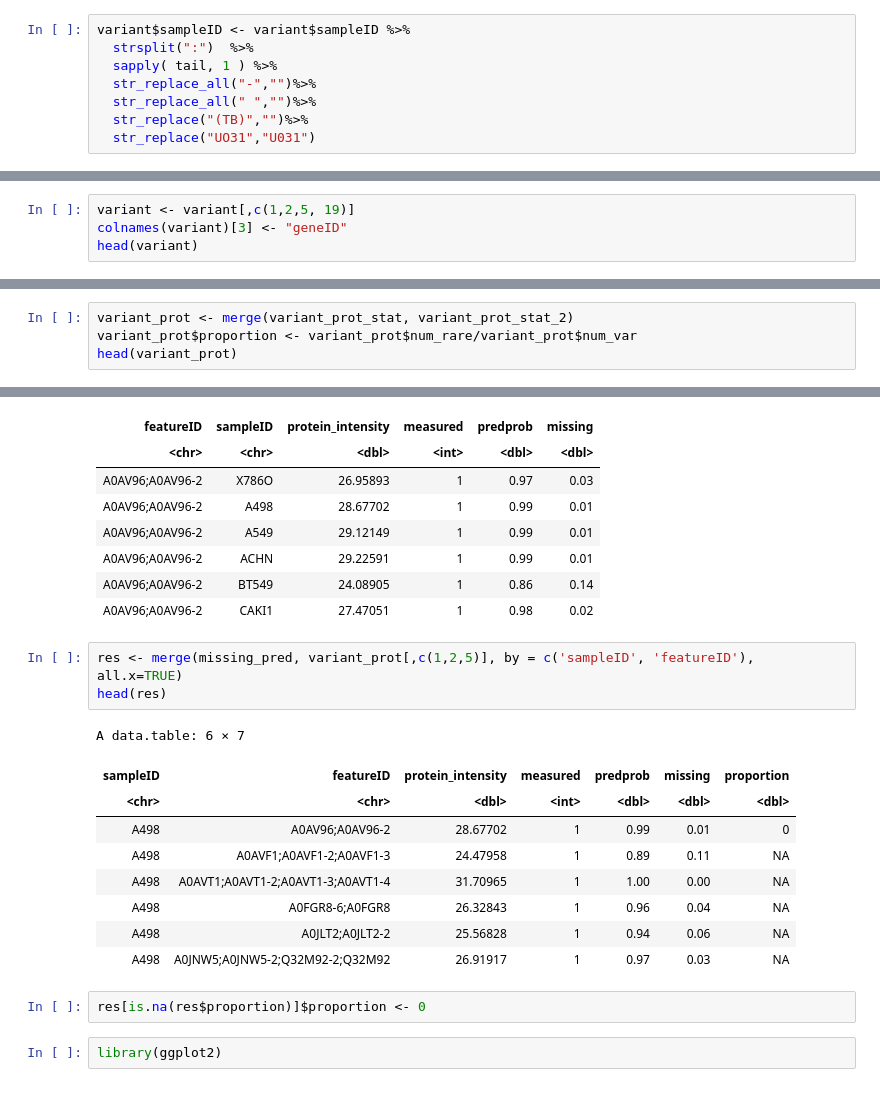
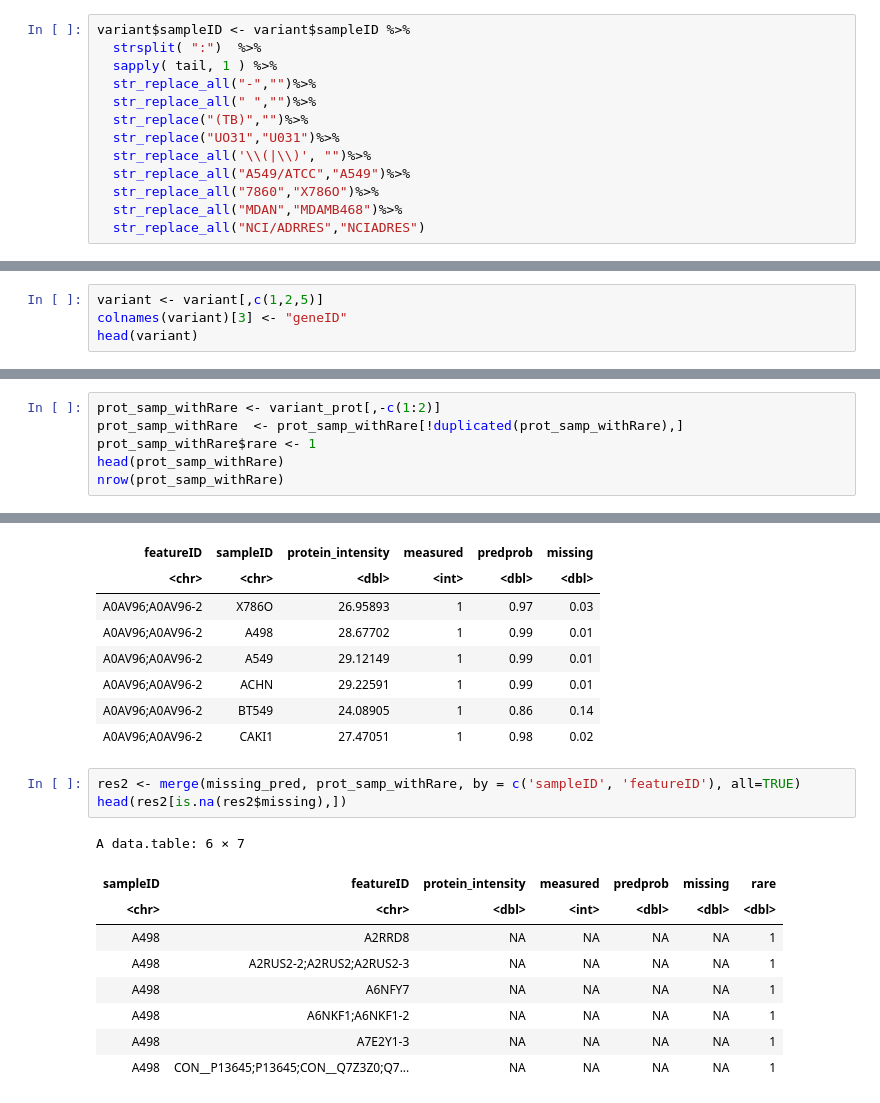
Before and after one commit to wxicu/proteinOutliersMissingValues, a Jupyter notebook: association.ipynb, the cells around one changed output, grey strips where cells are left out. Saved outputs shown, nothing was run; the diff lists cells and outputs as text.

```diff
--- a/association.ipynb
+++ b/association.ipynb
@@ -35,11 +37,16 @@ A data.table: 6 × 19
 # %%
 variant$sampleID <- variant$sampleID %>%
-  strsplit(":")  %>%
+  strsplit( ":")  %>%
   sapply( tail, 1 ) %>%
   str_replace_all("-","")%>%
   str_replace_all(" ","")%>%
   str_replace("(TB)","")%>%
-  str_replace("UO31","U031")
+  str_replace("UO31","U031")%>%
+  str_replace_all('\\(|\\)', "")%>%
+  str_replace_all("A549/ATCC","A549")%>%
+  str_replace_all("7860","X786O")%>%
+  str_replace_all("MDAN","MDAMB468")%>%
+  str_replace_all("NCI/ADRRES","NCIADRES")
 # %%
 head(variant)
 # %% [output]
@@ -55,5 +62,5 @@ A data.table: 6 × 19
 # %%
-variant <- variant[,c(1,2,5, 19)]
+variant <- variant[,c(1,2,5)]
 colnames(variant)[3] <- "geneID"
 head(variant)
 # %% [output]
@@ -133,4 +109,0 @@ A grouped_df: 6 × 3
-# %%
-variant_prot <- merge(variant_prot_stat, variant_prot_stat_2)
-variant_prot$proportion <- variant_prot$num_rare/variant_prot$num_var
-head(variant_prot)
@@ -150,0 +110,6 @@ max(variant_prot$prop)
+# %%
+prot_samp_withRare <- variant_prot[,-c(1:2)]
+prot_samp_withRare  <- prot_samp_withRare[!duplicated(prot_samp_withRare),]
+prot_samp_withRare$rare <- 1
+head(prot_samp_withRare)
+nrow(prot_samp_withRare)
@@ -163,19 +214,15 @@ A data.table: 6 × 6
 | A0AV96;A0AV96-2 | BT549 | 24.08905 | 1 | 0.86 | 0.14 |
 | A0AV96;A0AV96-2 | CAKI1 | 27.47051 | 1 | 0.98 | 0.02 |
 # %%
-res <- merge(missing_pred, variant_prot[,c(1,2,5)], by = c('sampleID', 'featureID'), all.x=TRUE)
-head(res)
+res2 <- merge(missing_pred, prot_samp_withRare, by = c('sampleID', 'featureID'), all=TRUE)
+head(res2[is.na(res2$missing),])
 # %% [output]
 A data.table: 6 × 7
-| sampleID | featureID | protein_intensity | measured | predprob | missing | proportion |
+| sampleID | featureID | protein_intensity | measured | predprob | missing | rare |
 | <chr> | <chr> | <dbl> | <int> | <dbl> | <dbl> | <dbl> |
-| A498 | A0AV96;A0AV96-2 | 28.67702 | 1 | 0.99 | 0.01 | 0 |
-| A498 | A0AVF1;A0AVF1-2;A0AVF1-3 | 24.47958 | 1 | 0.89 | 0.11 | NA |
-| A498 | A0AVT1;A0AVT1-2;A0AVT1-3;A0AVT1-4 | 31.70965 | 1 | 1.00 | 0.00 | NA |
-| A498 | A0FGR8-6;A0FGR8 | 26.32843 | 1 | 0.96 | 0.04 | NA |
-| A498 | A0JLT2;A0JLT2-2 | 25.56828 | 1 | 0.94 | 0.06 | NA |
-| A498 | A0JNW5;A0JNW5-2;Q32M92-2;Q32M92 | 26.91917 | 1 | 0.97 | 0.03 | NA |
+| A498 | A2RRD8 | NA | NA | NA | NA | 1 |
+| A498 | A2RUS2-2;A2RUS2;A2RUS2-3 | NA | NA | NA | NA | 1 |
+| A498 | A6NFY7 | NA | NA | NA | NA | 1 |
+| A498 | A6NKF1;A6NKF1-2 | NA | NA | NA | NA | 1 |
+| A498 | A7E2Y1-3 | NA | NA | NA | NA | 1 |
+| A498 | CON__P13645;P13645;CON__Q7Z3Z0;Q7... | NA | NA | NA | NA | 1 |
-# %%
-res[is.na(res$proportion)]$proportion <- 0
-# %%
-library(ggplot2)
```
Also changed, not shown: parts of 21 cells of this notebook, 3 other files.
